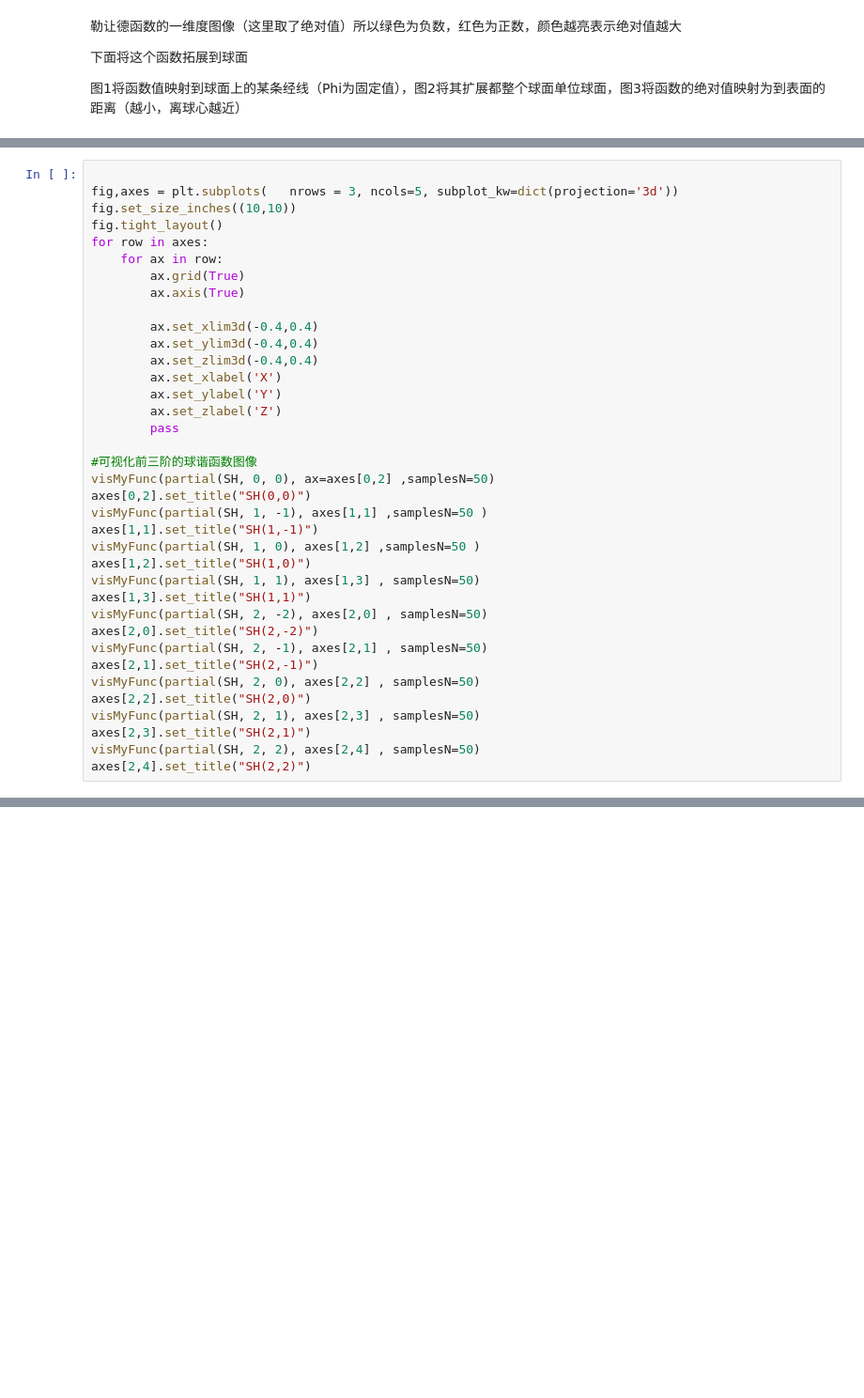
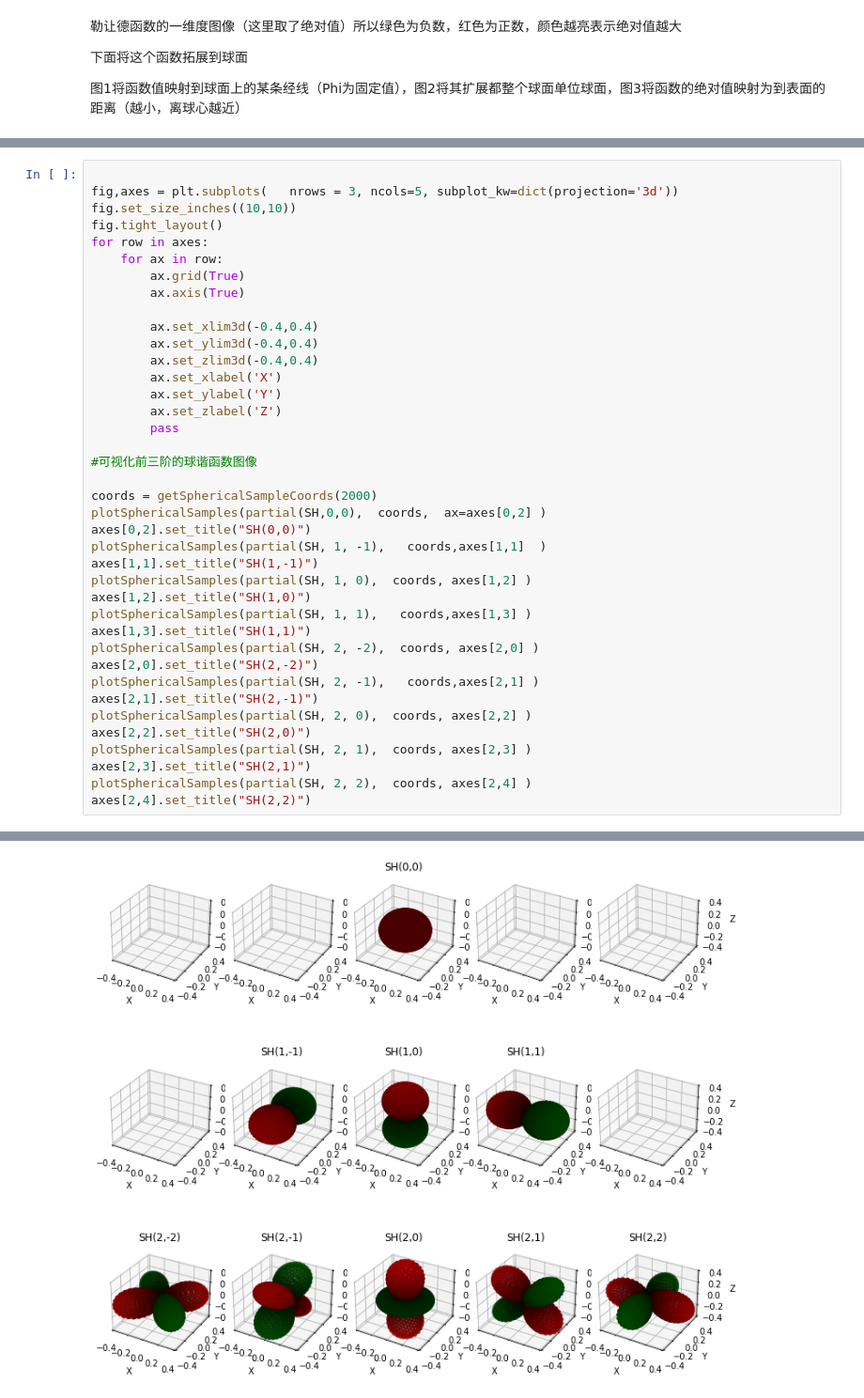
Before and after one commit to fancyzero/SphericalHarmonicNotebook, a Jupyter notebook: MyPrt.ipynb, the cells around one changed output, grey strips where cells are left out. Shown at 94% size. Cells and saved outputs as stored; diff of their text form; blank space fills up the shorter version.

```diff
--- a/MyPrt.ipynb
+++ b/MyPrt.ipynb
@@ -301,21 +282,24 @@ for row in axes:
         pass
 
 #可视化前三阶的球谐函数图像
-visMyFunc(partial(SH, 0, 0), ax=axes[0,2] ,samplesN=50)
+
+coords = getSphericalSampleCoords(2000)
+plotSphericalSamples(partial(SH,0,0),  coords,  ax=axes[0,2] )
 axes[0,2].set_title("SH(0,0)")
-visMyFunc(partial(SH, 1, -1), axes[1,1] ,samplesN=50 )
+plotSphericalSamples(partial(SH, 1, -1),   coords,axes[1,1]  )
 axes[1,1].set_title("SH(1,-1)")
-visMyFunc(partial(SH, 1, 0), axes[1,2] ,samplesN=50 )
+plotSphericalSamples(partial(SH, 1, 0),  coords, axes[1,2] )
 axes[1,2].set_title("SH(1,0)")
-visMyFunc(partial(SH, 1, 1), axes[1,3] , samplesN=50)
+plotSphericalSamples(partial(SH, 1, 1),   coords,axes[1,3] )
 axes[1,3].set_title("SH(1,1)")
-visMyFunc(partial(SH, 2, -2), axes[2,0] , samplesN=50)
+plotSphericalSamples(partial(SH, 2, -2),  coords, axes[2,0] )
 axes[2,0].set_title("SH(2,-2)")
-visMyFunc(partial(SH, 2, -1), axes[2,1] , samplesN=50)
+plotSphericalSamples(partial(SH, 2, -1),   coords,axes[2,1] )
 axes[2,1].set_title("SH(2,-1)")
-visMyFunc(partial(SH, 2, 0), axes[2,2] , samplesN=50)
+plotSphericalSamples(partial(SH, 2, 0),  coords, axes[2,2] )
 axes[2,2].set_title("SH(2,0)")
-visMyFunc(partial(SH, 2, 1), axes[2,3] , samplesN=50)
+plotSphericalSamples(partial(SH, 2, 1),  coords, axes[2,3] )
 axes[2,3].set_title("SH(2,1)")
-visMyFunc(partial(SH, 2, 2), axes[2,4] , samplesN=50)
+plotSphericalSamples(partial(SH, 2, 2),  coords, axes[2,4] )
 axes[2,4].set_title("SH(2,2)")
+# %% [output]
@@ -322,3 +307,4 @@ axes[2,4].set_title("SH(2,2)")
+[figure, added]
 # %% [markdown]
 以上为前3阶的球谐基函数图像
 # 投影和重建
```
Also changed, not shown: parts of 9 cells of this notebook, 6 other files.
